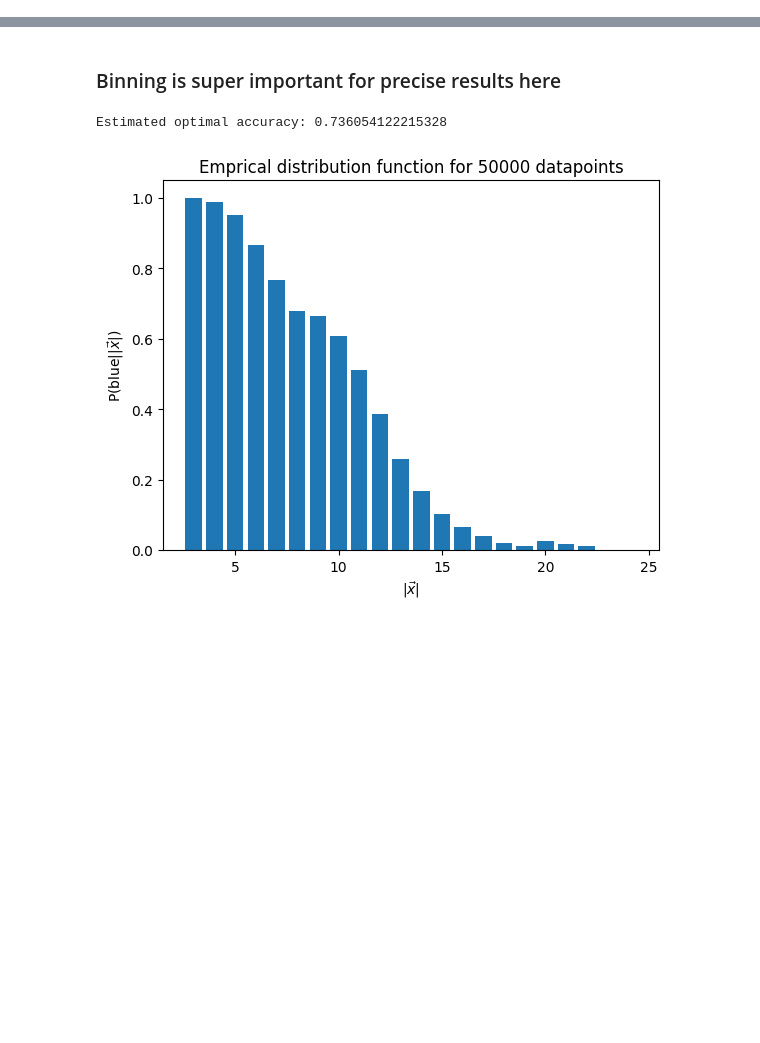
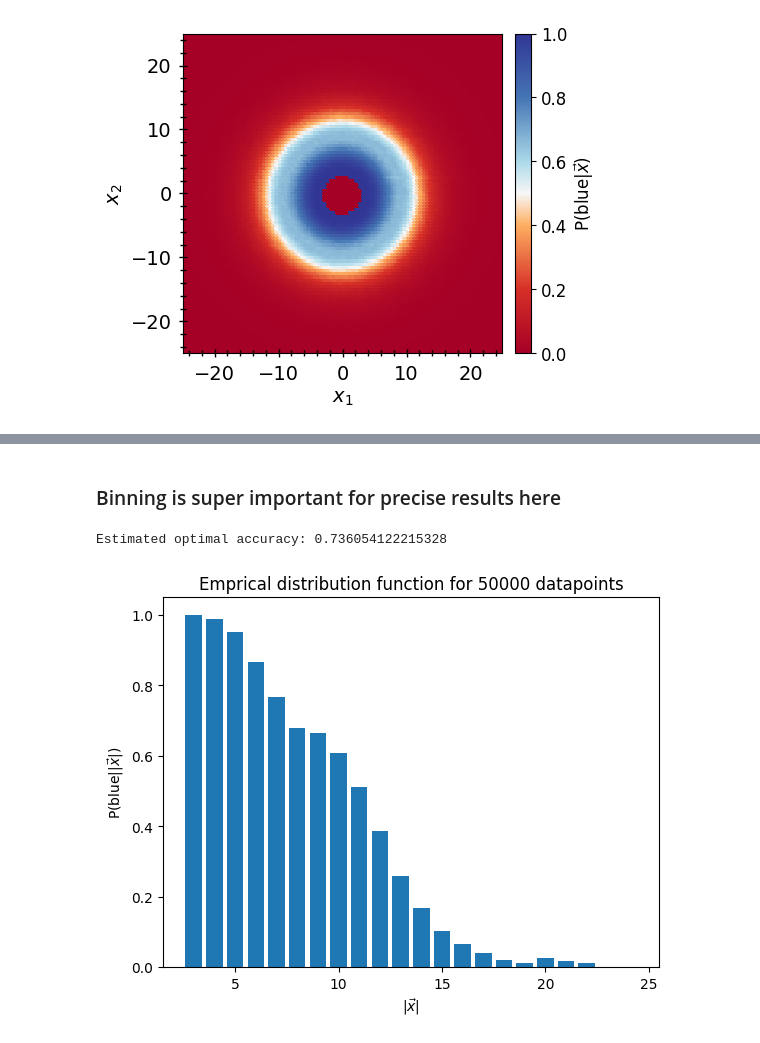
Before and after one commit to choisant/foundational-modeling, a Jupyter notebook: toy_experiment/analytical/plot_analytical_solution.ipynb, the cells around one changed output, grey strips where cells are left out. Cells and saved outputs as stored; diff of their text form; code cells hidden in the pictures; blank space fills up the shorter version.

```diff
--- a/toy_experiment/analytical/plot_analytical_solution.ipynb
+++ b/toy_experiment/analytical/plot_analytical_solution.ipynb
@@ -59 +64,25 @@ for i in range(len(nr1MC)):
+# %%
+fig, ax = plt.subplots(nrows=1, ncols=1, figsize= (5, 5), layout="constrained")
+
+data = data_df[-1]
+hue_norm = mpl.colors.Normalize(vmin=0, vmax=1, clip=True)
+ax.hist2d(x= data["x1"], y=data["x2"], weights=data["P_blue_given_x"],
+            bins = 100,
+            norm = hue_norm, cmap=red_blue_cmap(), rasterized=True, edgecolor='face')
+
+cbar = fig.colorbar(mpl.cm.ScalarMappable(norm=hue_norm, cmap=red_blue_cmap()), ax=ax, fraction=0.050, pad=0.04)
+cbar.ax.tick_params(labelsize=12)
+cbar.set_label(label=r"P(blue|$\vec{x}$)", fontsize=12)
+
+
+ax.set_xlabel(r"$x_1$", fontsize=14)
+ax.set_ylabel(r"$x_2$", fontsize=14)
+ax.tick_params(which="both", direction="inout", bottom=True, left=True, labelsize=14, pad=5, length=4, width=1)
+ax.tick_params(which="major", length=6)
+ax.minorticks_on()
+ax.set_aspect('equal', adjustable='box')
+
+fig.savefig("../fig/analytical_solution.pdf", bbox_inches='tight', dpi=350)
+# %% [output]
+[figure, added]
 # %%
```
Also changed, not shown: parts of 7 cells of this notebook, 30 other files.
